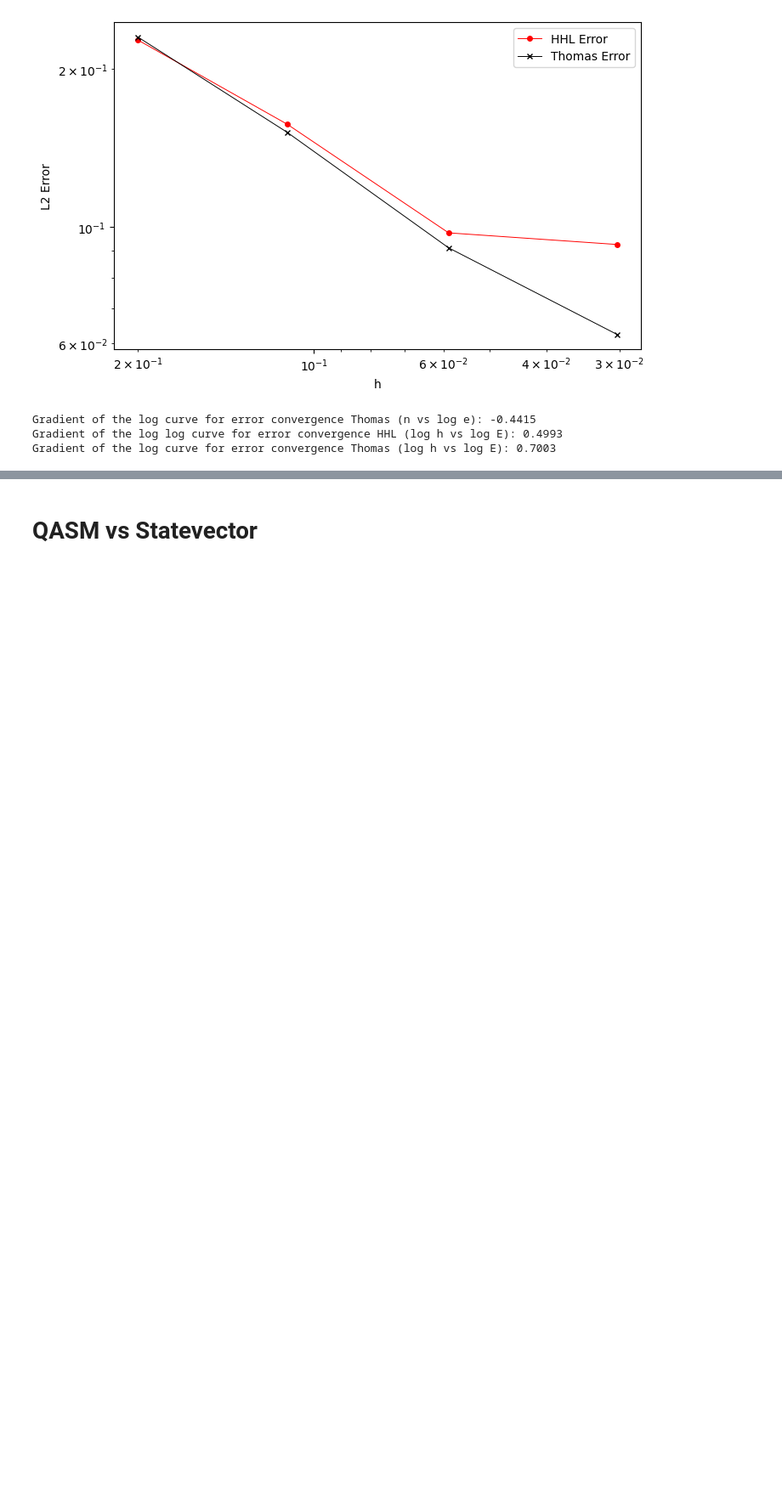
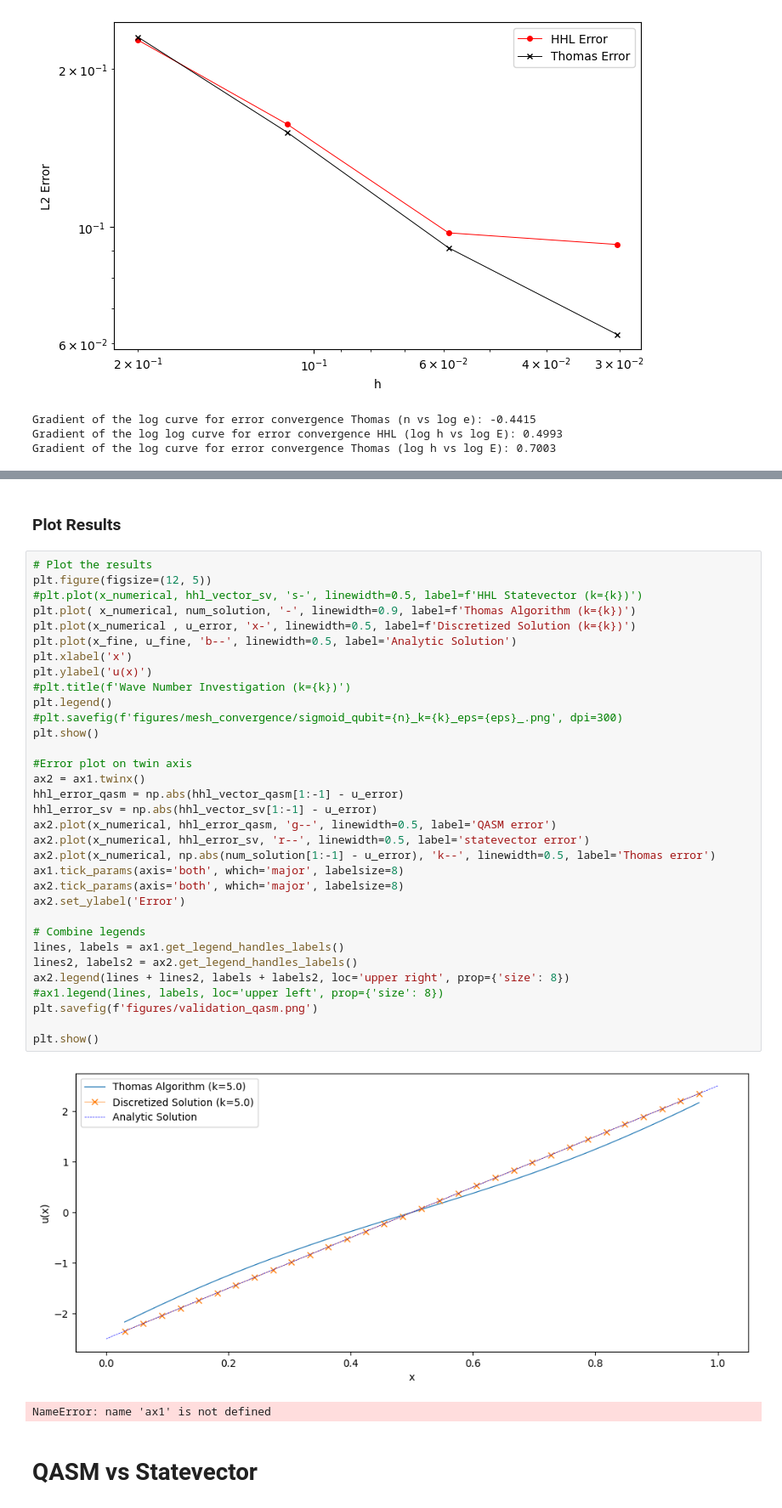
Before and after one commit to richard7990/quantum_linear_solvers, a Jupyter notebook: Helmholtz_1D_implmentation.ipynb, the cells around one changed output, grey strips where cells are left out. Shown at 85% size. Drawn from its saved outputs; the diff is of its cells as text; blank space fills up the shorter version.

```diff
--- a/Helmholtz_1D_implmentation.ipynb
+++ b/Helmholtz_1D_implmentation.ipynb
@@ -933,3 +1180,41 @@ Gradient of the log curve for error convergence Thomas (log h vs log E): 0.7003
+# %% [markdown]
+### Plot Results
+# %%
+# Plot the results
+plt.figure(figsize=(12, 5))
+#plt.plot(x_numerical, hhl_vector_sv, 's-', linewidth=0.5, label=f'HHL Statevector (k={k})')
+plt.plot( x_numerical, num_solution, '-', linewidth=0.9, label=f'Thomas Algorithm (k={k})')
+plt.plot(x_numerical , u_error, 'x-', linewidth=0.5, label=f'Discretized Solution (k={k})')
+plt.plot(x_fine, u_fine, 'b--', linewidth=0.5, label='Analytic Solution')
+plt.xlabel('x')
+plt.ylabel('u(x)')
+#plt.title(f'Wave Number Investigation (k={k})')
+plt.legend()
+#plt.savefig(f'figures/mesh_convergence/sigmoid_qubit={n}_k={k}_eps={eps}_.png', dpi=300)
+plt.show()
+
+#Error plot on twin axis
+ax2 = ax1.twinx()
+hhl_error_qasm = np.abs(hhl_vector_qasm[1:-1] - u_error)
+hhl_error_sv = np.abs(hhl_vector_sv[1:-1] - u_error)
+ax2.plot(x_numerical, hhl_error_qasm, 'g--', linewidth=0.5, label='QASM error')
+ax2.plot(x_numerical, hhl_error_sv, 'r--', linewidth=0.5, label='statevector error')
+ax2.plot(x_numerical, np.abs(num_solution[1:-1] - u_error), 'k--', linewidth=0.5, label='Thomas error')
+ax1.tick_params(axis='both', which='major', labelsize=8)
+ax2.tick_params(axis='both', which='major', labelsize=8)
+ax2.set_ylabel('Error')
+
+# Combine legends
+lines, labels = ax1.get_legend_handles_labels()
+lines2, labels2 = ax2.get_legend_handles_labels()
+ax2.legend(lines + lines2, labels + labels2, loc='upper right', prop={'size': 8})
+#ax1.legend(lines, labels, loc='upper left', prop={'size': 8})
+plt.savefig(f'figures/validation_qasm.png')
+
+plt.show()
+# %% [output]
+[figure, added]
+NameError: name 'ax1' is not defined
 # %% [markdown]
 # QASM vs Statevector
 # %% [markdown]
```
Also changed, not shown: parts of 9 cells of this notebook, 3 other files.
